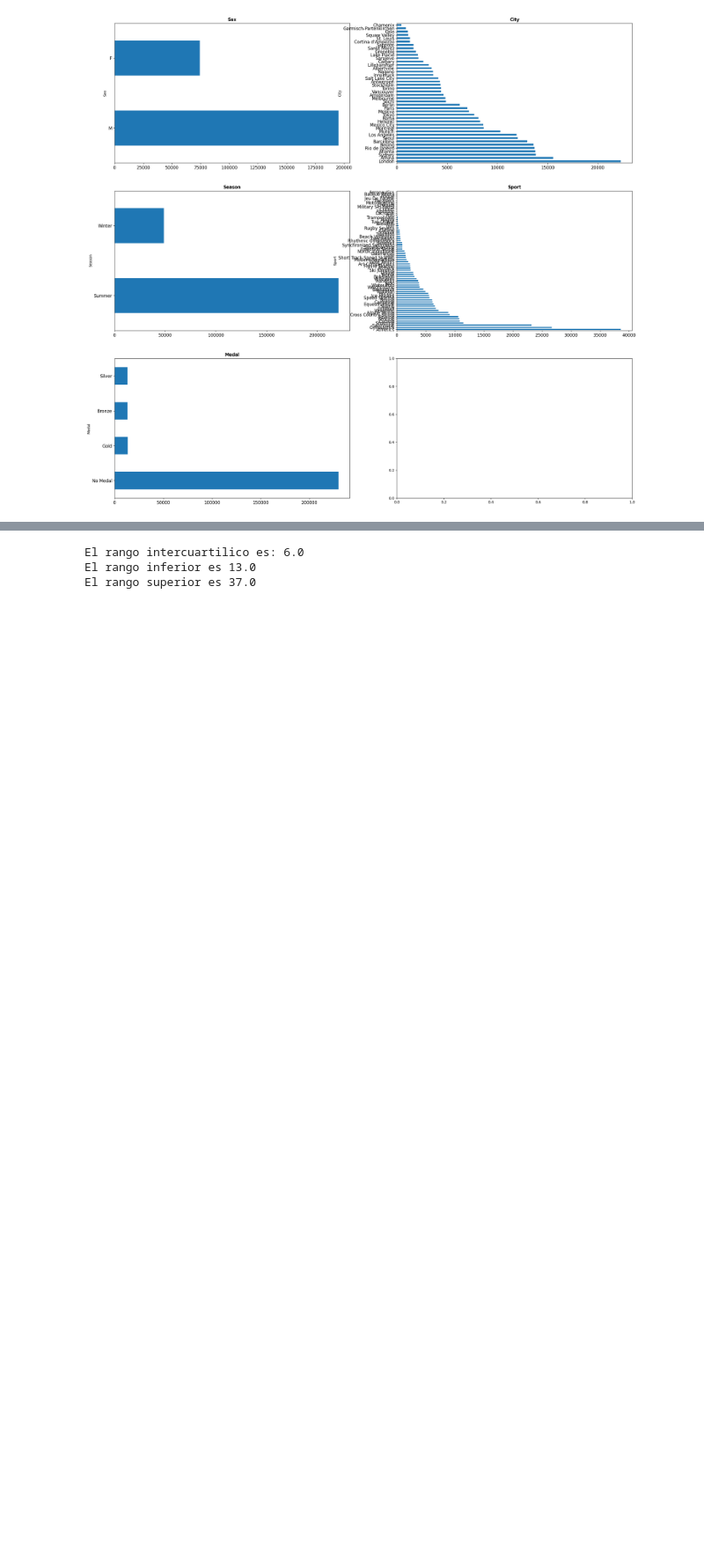
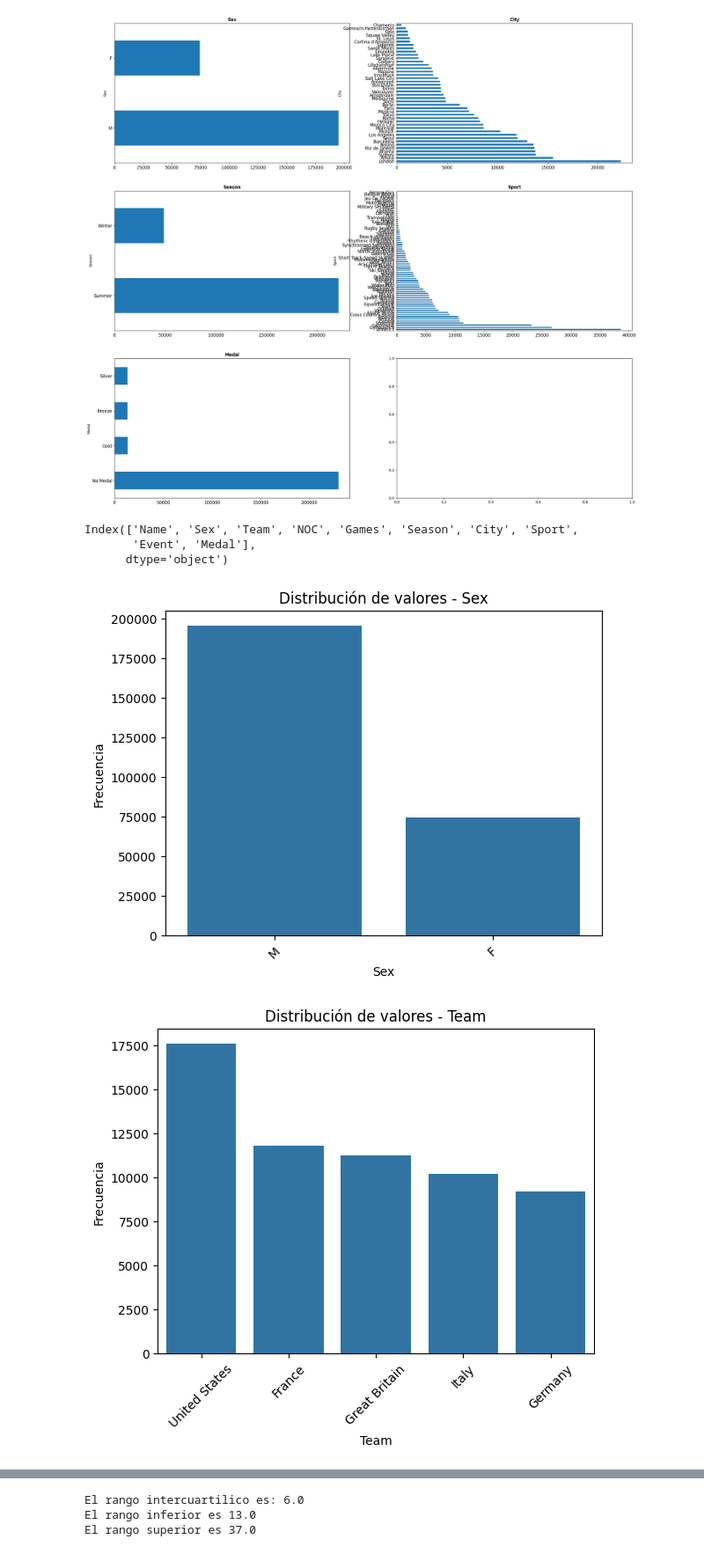
Before and after one commit to ju4n-avendanoa/Data_Olympics, a Jupyter notebook: main.ipynb, the cells around one changed output, grey strips where cells are left out. Shown at 88% size. Saved outputs shown, nothing was run; the diff lists cells and outputs as text; code cells hidden in the pictures; blank space fills up the shorter version.

```diff
--- a/main.ipynb
+++ b/main.ipynb
@@ -189,3 +191,23 @@ def graficos_eda_categoricos(cat):
 graficos_eda_categoricos(df.select_dtypes('O').loc[:,['Sex','City', 'Season', 'Sport', 'Medal']])
 # %% [output]
 [figure]
+# %%
+text_columns = df.select_dtypes('object').columns
+text_columns
+# %% [output]
+Index(['Name', 'Sex', 'Team', 'NOC', 'Games', 'Season', 'City', 'Sport',
+       'Event', 'Medal'],
+      dtype='object')
+# %%
+for column in text_columns:
+  if(column != 'Name'):
+    a = df[column].value_counts().head()
+    sns.barplot(x=a.index, y=a.values)
+    plt.title(f"Distribución de valores - {column}")
+    plt.xlabel(column)
+    plt.ylabel("Frecuencia")
+    plt.xticks(rotation= 45)
+    plt.show()
+# %% [output]
+[figure, added]
+[figure, added]
```
Also changed, not shown: parts of 6 cells of this notebook.
